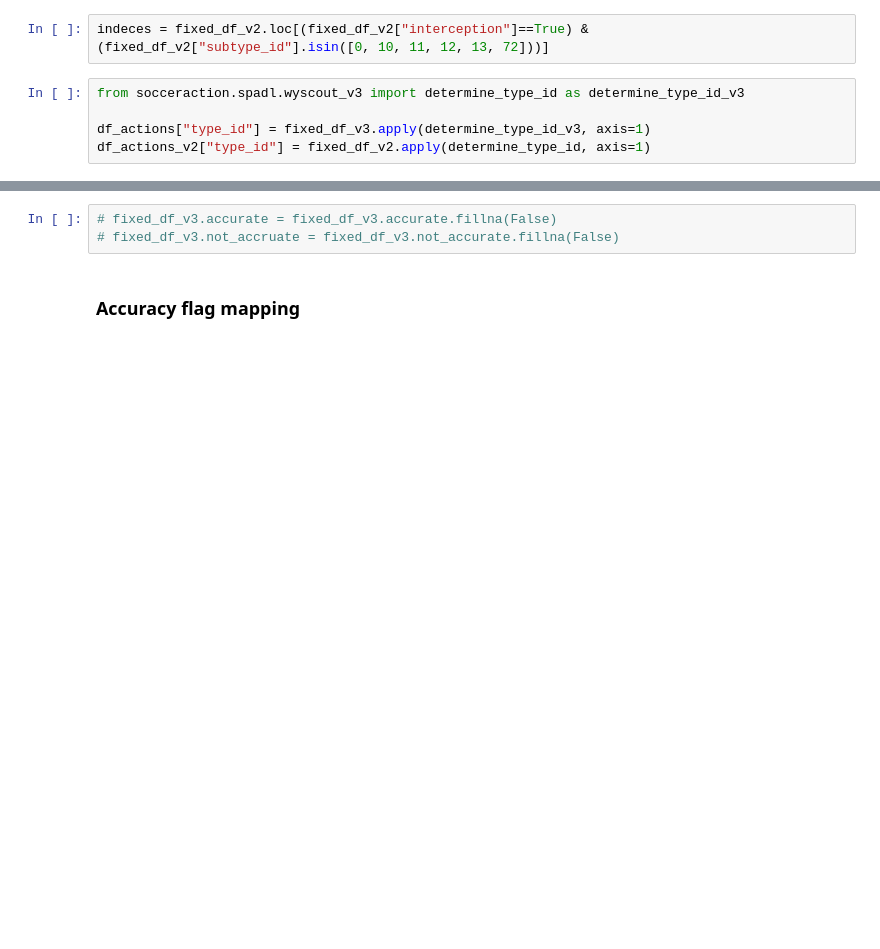
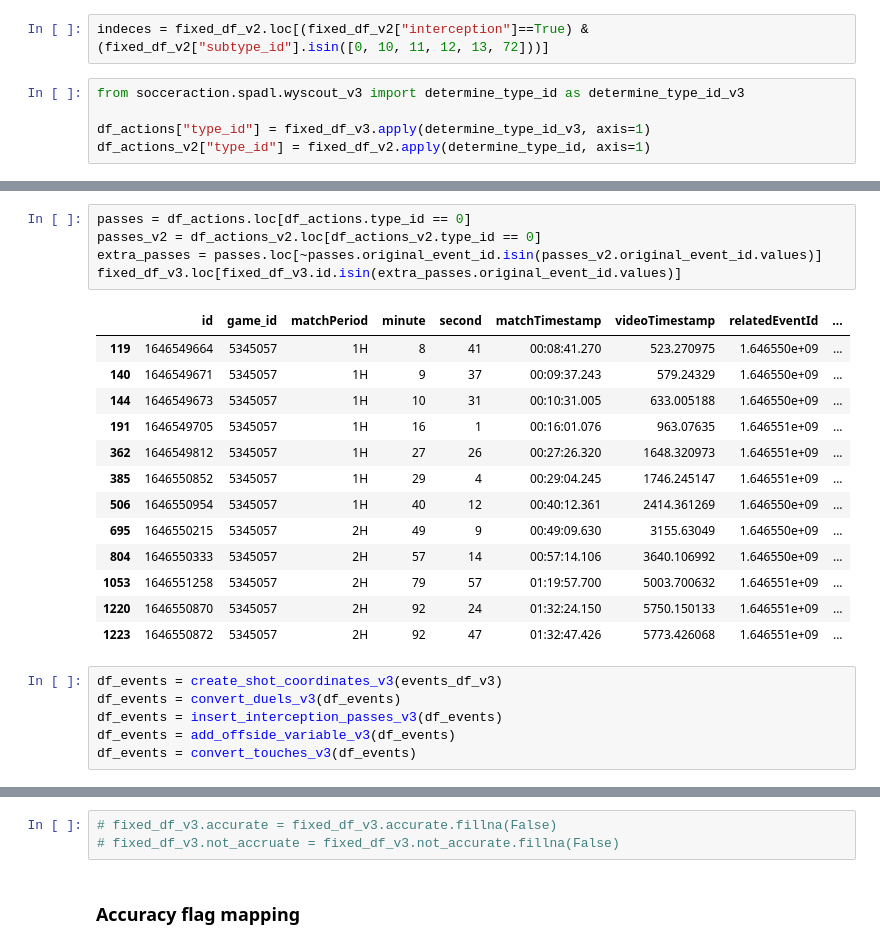
Before and after one commit to liammoore44/wyscout-spadl-conversion, a Jupyter notebook: test_notebooks/Wyscout-conversion.ipynb, the cells around one changed output, grey strips where cells are left out. Drawn from its saved outputs; the diff is of its cells as text; blank space fills up the shorter version.

```diff
--- a/test_notebooks/Wyscout-conversion.ipynb
+++ b/test_notebooks/Wyscout-conversion.ipynb
@@ -626,2 +626,27 @@ compare
 | 9 | 21 | 15 | 15 |
 | 10 | 22 | 14 | 14 |
+# %%
+passes = df_actions.loc[df_actions.type_id == 0]
+passes_v2 = df_actions_v2.loc[df_actions_v2.type_id == 0]
+extra_passes = passes.loc[~passes.original_event_id.isin(passes_v2.original_event_id.values)]
+fixed_df_v3.loc[fixed_df_v3.id.isin(extra_passes.original_event_id.values)]
+# %% [output]
+|  | id | game_id | matchPeriod | minute | second | matchTimestamp | videoTimestamp | relatedEventId | ... |
+| 119 | 1646549664 | 5345057 | 1H | 8 | 41 | 00:08:41.270 | 523.270975 | 1.646550e+09 | ... |
+| 140 | 1646549671 | 5345057 | 1H | 9 | 37 | 00:09:37.243 | 579.24329 | 1.646550e+09 | ... |
+| 144 | 1646549673 | 5345057 | 1H | 10 | 31 | 00:10:31.005 | 633.005188 | 1.646550e+09 | ... |
+| 191 | 1646549705 | 5345057 | 1H | 16 | 1 | 00:16:01.076 | 963.07635 | 1.646551e+09 | ... |
+| 362 | 1646549812 | 5345057 | 1H | 27 | 26 | 00:27:26.320 | 1648.320973 | 1.646551e+09 | ... |
+| 385 | 1646550852 | 5345057 | 1H | 29 | 4 | 00:29:04.245 | 1746.245147 | 1.646551e+09 | ... |
+| 506 | 1646550954 | 5345057 | 1H | 40 | 12 | 00:40:12.361 | 2414.361269 | 1.646550e+09 | ... |
+| 695 | 1646550215 | 5345057 | 2H | 49 | 9 | 00:49:09.630 | 3155.63049 | 1.646550e+09 | ... |
+| 804 | 1646550333 | 5345057 | 2H | 57 | 14 | 00:57:14.106 | 3640.106992 | 1.646550e+09 | ... |
+| 1053 | 1646551258 | 5345057 | 2H | 79 | 57 | 01:19:57.700 | 5003.700632 | 1.646551e+09 | ... |
+| 1220 | 1646550870 | 5345057 | 2H | 92 | 24 | 01:32:24.150 | 5750.150133 | 1.646551e+09 | ... |
+| 1223 | 1646550872 | 5345057 | 2H | 92 | 47 | 01:32:47.426 | 5773.426068 | 1.646551e+09 | ... |
+# %%
+df_events = create_shot_coordinates_v3(events_df_v3)
+df_events = convert_duels_v3(df_events)
+df_events = insert_interception_passes_v3(df_events)
+df_events = add_offside_variable_v3(df_events)
+df_events = convert_touches_v3(df_events)
```
Also changed, not shown: parts of 16 cells of this notebook, 2 other files.
